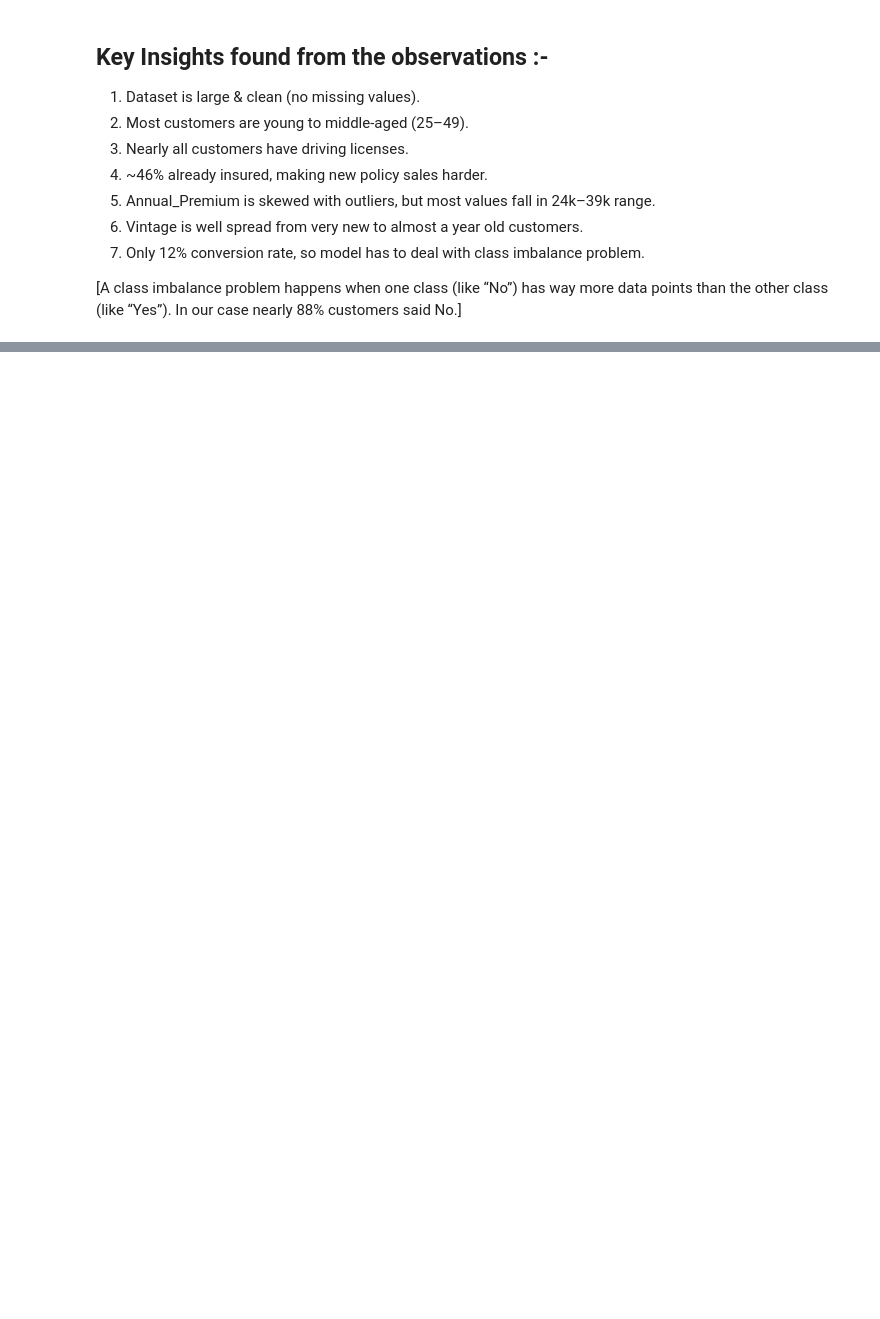
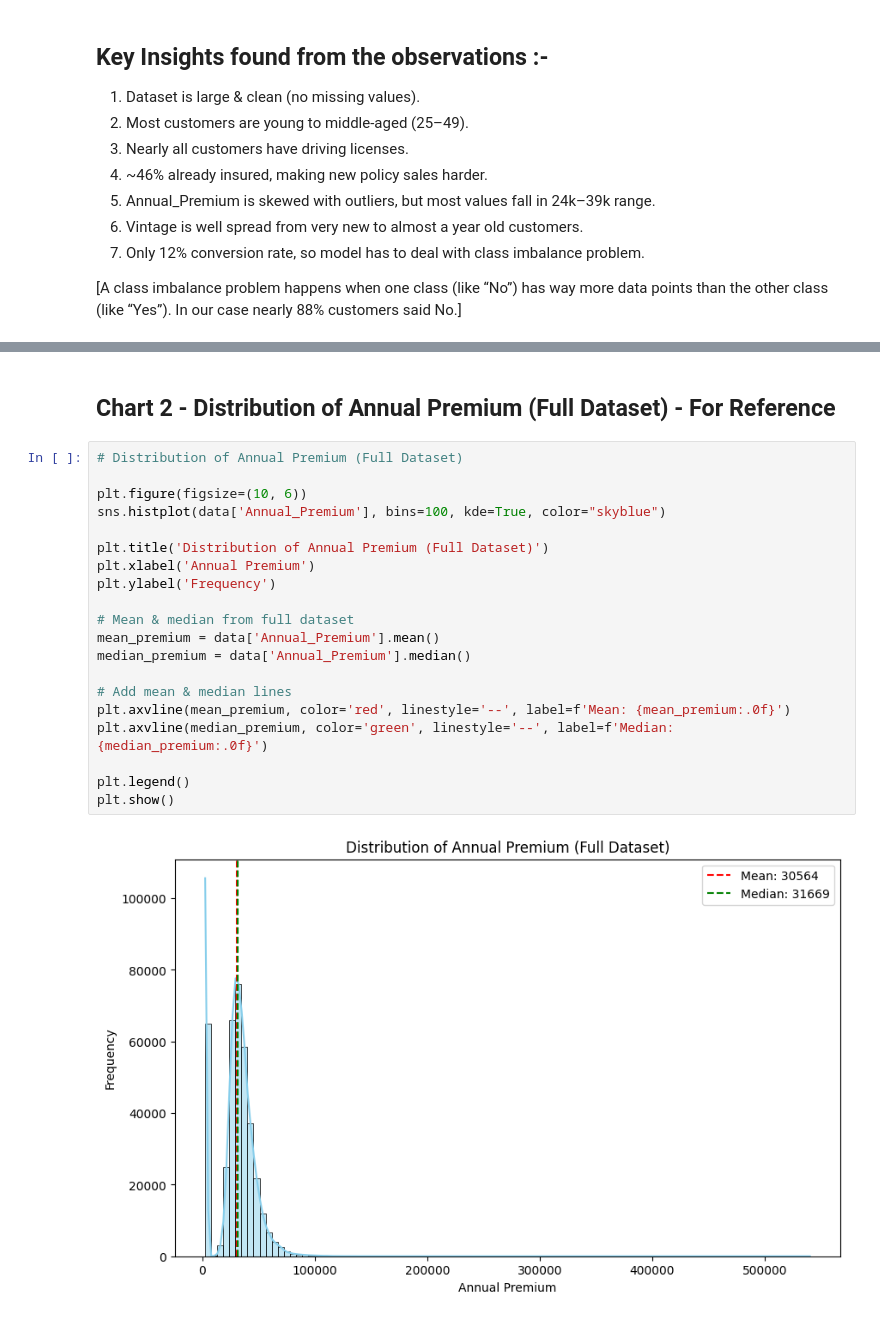
Before and after one commit to Ash99-commits/ML_Health_Insurance_Customers_CrossSell_Prediction, a Jupyter notebook: Health2Vehicle_CrossSell_Insurance_Prediction_by_Ashwani_Kumar_Patra.ipynb, the cells around one changed output, grey strips where cells are left out. Cells and saved outputs as stored; diff of their text form; blank space fills up the shorter version.

```diff
--- a/Health2Vehicle_CrossSell_Insurance_Prediction_by_Ashwani_Kumar_Patra.ipynb
+++ b/Health2Vehicle_CrossSell_Insurance_Prediction_by_Ashwani_Kumar_Patra.ipynb
@@ -210,0 +242,24 @@ Observations found :-
+# %% [markdown]
+## Chart 2 - Distribution of Annual Premium (Full Dataset) - For Reference
+# %%
+# Distribution of Annual Premium (Full Dataset)
+
+plt.figure(figsize=(10, 6))
+sns.histplot(data['Annual_Premium'], bins=100, kde=True, color="skyblue")
+
+plt.title('Distribution of Annual Premium (Full Dataset)')
+plt.xlabel('Annual Premium')
+plt.ylabel('Frequency')
+
+# Mean & median from full dataset
+mean_premium = data['Annual_Premium'].mean()
+median_premium = data['Annual_Premium'].median()
+
+# Add mean & median lines
+plt.axvline(mean_premium, color='red', linestyle='--', label=f'Mean: {mean_premium:.0f}')
+plt.axvline(median_premium, color='green', linestyle='--', label=f'Median: {median_premium:.0f}')
+
+plt.legend()
+plt.show()
+# %% [output]
+[figure, added]
```
Also changed, not shown: parts of 9 cells of this notebook.
